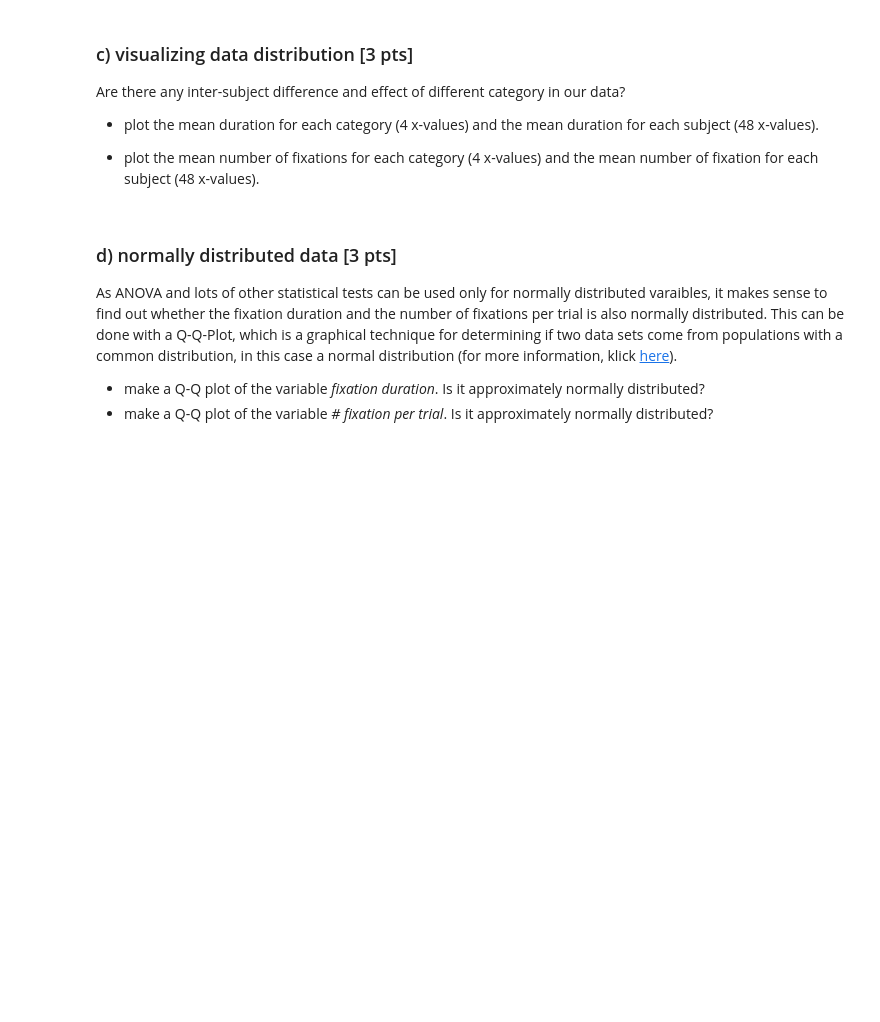
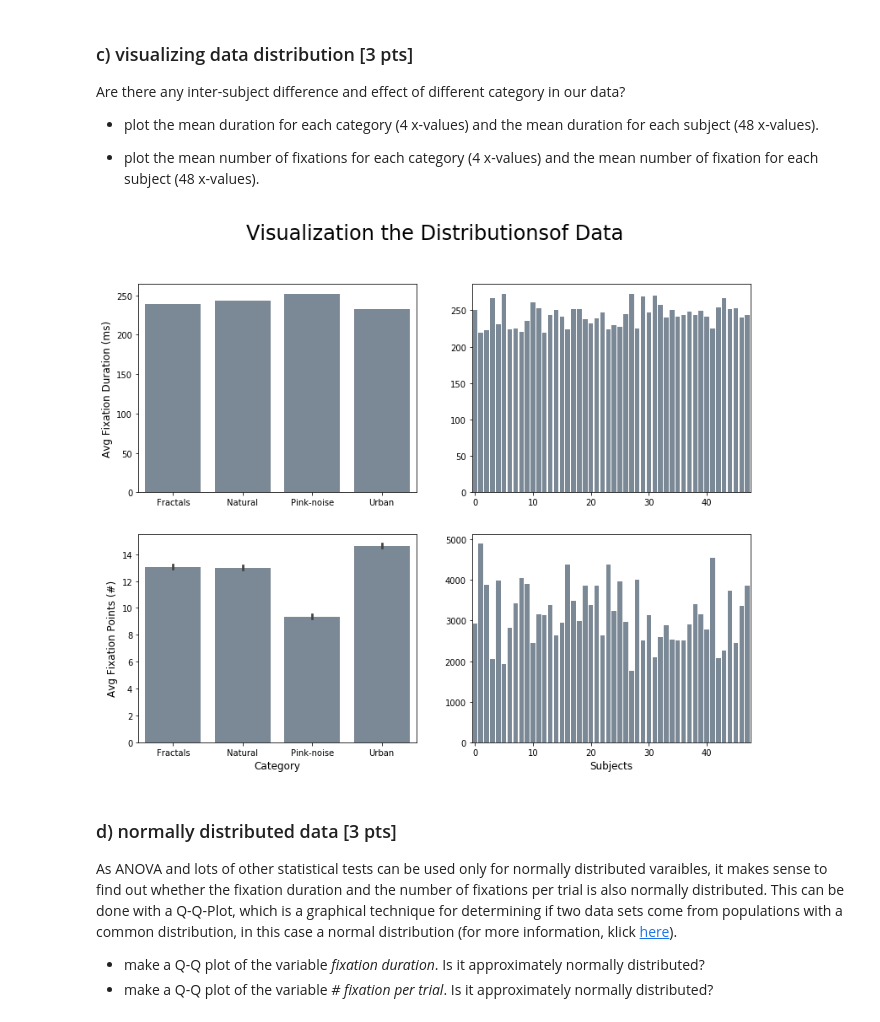
Before and after one commit to NBP-ACC/week-7-acc_01, a Jupyter notebook: Sheet05.ipynb, the cells around one changed output. Saved outputs shown, nothing was run; the diff lists cells and outputs as text; code cells hidden in the pictures; blank space fills up the shorter version.

```diff
--- a/Sheet05.ipynb
+++ b/Sheet05.ipynb
@@ -81,3 +95,9 @@ df.columns
+# %%
+# trials are named the same for different subjects; for the sake of
+# an easier data-handling I add a column to the dataframe with a unique
+# code for each trial over all subjects: SUBJECTINDEX-trial
+
+df['sub_trial'] = df['SUBJECTINDEX'] * 1000 + df['trial']
 # %% [markdown]
 ### b) data cleaning [3 pts]
 We want to clean the dataframe so that it is handy for us to work with it.
@@ -110,7 +130,6 @@ df_clean['duration'] = df_clean['end'] - df_clean['start']
 # remove the 'unrealistic' fixation durations
 df_clean = df_clean[(df_clean.duration >= 100) & (df_clean.duration <= 400)]
 
-
 # calculate and print out the number of removed data points from each category
 print('\nRemoved data points per category:\n')
 for category in df['category_str'].unique():
@@ -126,18 +145,13 @@ for category in df['category_str'].unique():
 
 
 # count the number of fixations for each subject per trial
-fix_per_trial = df.groupby(['SUBJECTINDEX', 'trial']).fix.agg('count')
+fix_per_trial = df.groupby(['sub_trial']).fix.count()
 print('\n\n\nThe number of fixation points per image/trial for each subject:\n')
 print(fix_per_trial.head())
 
 
-# add a column with unique value for each of 84 * 255 trials
-# to make life somewhat easier
-df_clean['sub_trial'] = df_clean['SUBJECTINDEX'] * 1000 + df_clean['trial']
-
-
 # calculate and print the mean duration and mean number of fixations across all trials
-mean_dur = df_clean.groupby(['sub_trial']).duration.mean().mean()
-mean_fix = df_clean.groupby(['sub_trial']).trial.count().mean()
+mean_dur = np.round(df_clean.duration.mean(), 2)
+mean_fix = np.round(df_clean.groupby(['sub_trial']).trial.count().mean(), 2)
 print('\n\nThe mean duration over all trials:', mean_dur)
 print('The mean number of fixation points over all trials:', mean_fix)
@@ -152,41 +184,53 @@ Are there any inter-subject difference and effect of different category in our d
 figs, axes = plt.subplots(nrows=2, ncols=2, figsize=(13,10))
 figs.suptitle('Visualization the Distributionsof Data', fontsize=24)
 
 # upper left plot
 # calculate mean duration for each category
 avg_dur_cat = df_clean.groupby(['category_str'], as_index=False).duration.mean()
 # and its bar plot
 sns.barplot(data=avg_dur_cat, x='category_str', y='duration',
                ax=axes[0,0], color='lightslategray')
 
 # upper right plot
 # calculate mean duration for each subject
 avg_dur_sub = df_clean.groupby(['SUBJECTINDEX'], as_index=False).duration.mean()
 # and its bar plot
 sns.barplot(data=avg_dur_sub, x='SUBJECTINDEX', y='duration',
                ax=axes[0,1], color='lightslategray')
 
 # lower left plot
 # calculate mean number of fixations for images in each category
-avg_fix_cat = df_clean.groupby(['category_str', 'sub_trial'], as_index=False).trial.count()
+avg_fix_cat = df_clean.groupby(['category_str', 'sub_trial'],
+                               as_index=False).trial.count()
 # and its bar plot
 sns.barplot(data=avg_fix_cat, x='category_str', y='trial',
                ax=axes[1,0], color='lightslategray')
 
 # lower right plot
 # calculate mean number of fixations for images for each subject
 avg_fix_sub = df_clean.groupby(['SUBJECTINDEX'], as_index=False).trial.count()
 # and its bar plot
 sns.barplot(data=avg_fix_sub, x='SUBJECTINDEX', y='trial',
-               ax=axes[1,1], color='lightslategray');
+               ax=axes[1,1], color='lightslategray')
 
-#-------------------------------REMOVE-LATER------------------------
-#sns.set(style='ticks')
-#g = sns.FacetGrid(df_clean, col=(['category_str', 'SUBJECTINDEX']))
-#g = sns.FacetGrid(data = df_clean, col=2,  row=2)
-#sns.barplot(data = df_clean, x='category_str', y='duration')
 
-#-------------------------------REMOVE-LATER------------------------
+
+# ----------------------------------------------------------------------
+# set the labels and tickbars
+axes[0,0].set_xlabel('')
+axes[0,0].set_ylabel('Avg Fixation Duration (ms)', fontsize=12)
+axes[0,1].set_xlabel('')
+axes[0,1].set_ylabel('')
+axes[0,1].set_xticklabels(np.arange(0,49,10))
+axes[0,1].set_xticks(axes[0,1].get_xticks()[0:49:10])
+axes[1,0].set_xlabel('Category', fontsize=12)
+axes[1,0].set_ylabel('Avg Fixation Points (#)', fontsize=12)
+axes[1,1].set_xlabel('Subjects', fontsize=12)
+axes[1,1].set_ylabel('')
+axes[1,1].set_xticklabels(np.arange(0,49,10))
+axes[1,1].set_xticks(axes[1,1].get_xticks()[0:49:10]);
+# %% [output]
+[figure, added]
 # %% [markdown]
 ### d) normally distributed data [3 pts]
 As ANOVA and lots of other statistical tests can be used only for normally distributed varaibles, it makes sense to find out whether the fixation duration and the number of fixations per trial is also normally distributed. This can be done with a Q-Q-Plot, which  is a graphical technique for determining if two data sets come from populations with a common distribution, in this case a normal distribution (for more information, klick [here](https://www.itl.nist.gov/div898/handbook/eda/section3/eda33o.htm)).
```
Also changed, not shown: parts of 13 cells of this notebook.
